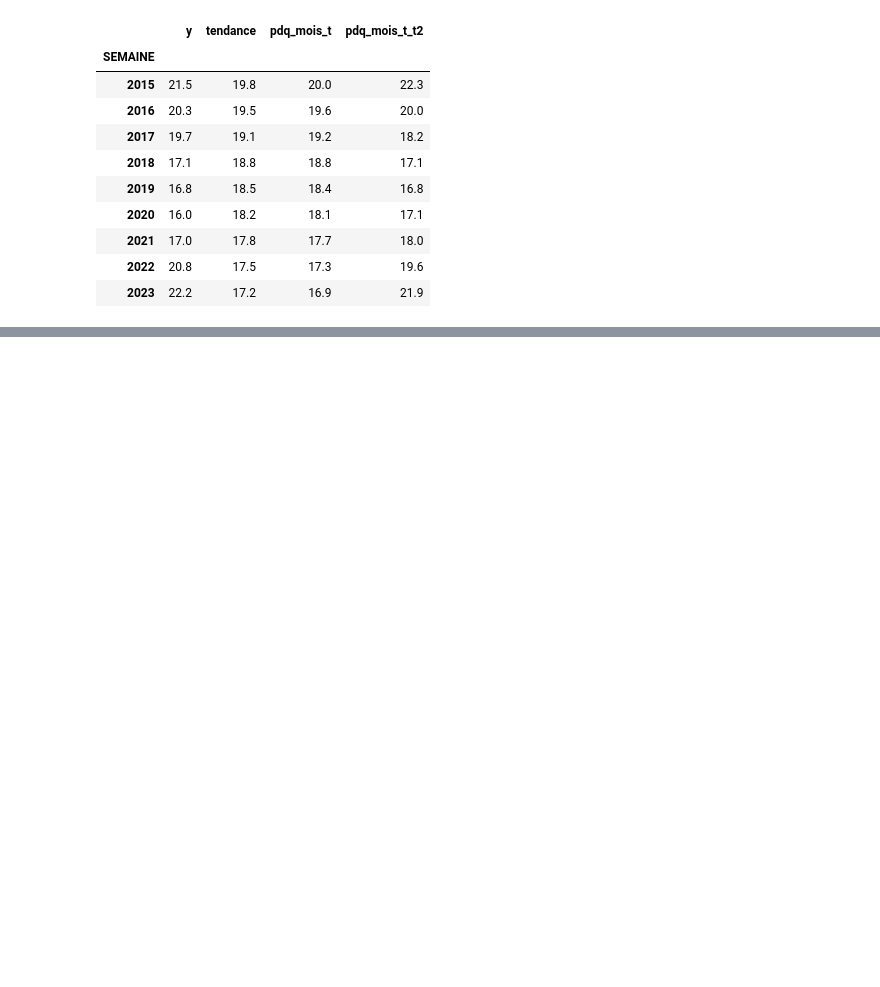
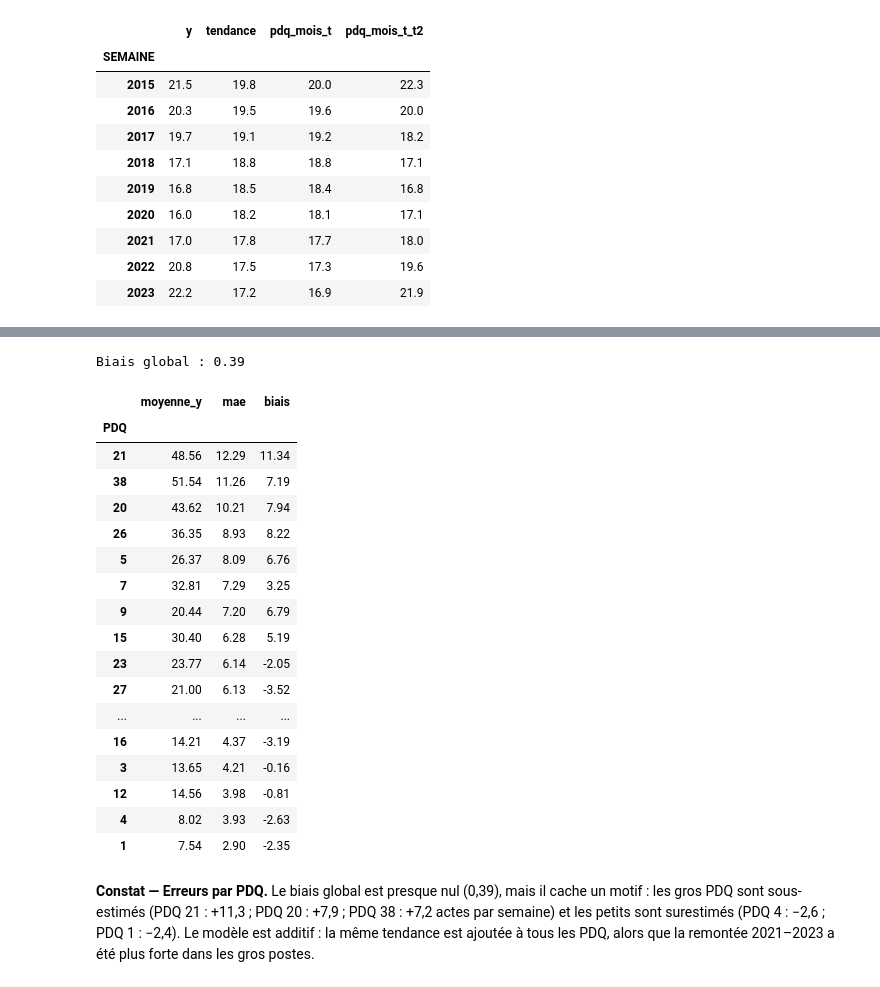
Before and after one commit to mirecloud/criminal-work, a Jupyter notebook: notebooks/01_regression_lineaire.ipynb, the cells around one changed output, grey strips where cells are left out. Drawn from its saved outputs; the diff is of its cells as text; code cells hidden in the pictures; blank space fills up the shorter version.

Commit message:
Notebook 01 : Ridge, choix du modèle, erreurs par PDQ, sauvegarde

```diff
--- a/notebooks/01_regression_lineaire.ipynb
+++ b/notebooks/01_regression_lineaire.ipynb
@@ -213,0 +255,9 @@ par_annee.round(1)
+# %%
+tableau = pd.DataFrame(resultats).set_index("modele")
+choix = tableau["mae_validation"].idxmin()
+reference = tableau.loc["moyenne", "mae_validation"]
+gain = reference - tableau.loc[choix, "mae_validation"]
+
+print("Modèle retenu :", choix)
+print(f"MAE validation : {tableau.loc[choix, 'mae_validation']:.3f} (référence : {reference:.3f})")
+print(f"Gain : {gain:.2f} actes par PDQ-semaine, soit {gain / reference:.0%} d'erreur en moins")
@@ -213,0 +272,39 @@ par_annee.round(1)
+# %%
+m = modeles[choix]
+val = validation.copy()
+val["prediction"] = m.predict(val[list(m.feature_names_in_)])
+val["erreur"] = val["y"] - val["prediction"]
+
+par_pdq = val.groupby("PDQ").agg(
+    moyenne_y=("y", "mean"),
+    mae=("erreur", lambda e: e.abs().mean()),
+    biais=("erreur", "mean"),
+).sort_values("mae", ascending=False)
+
+print("Biais global :", round(val["erreur"].mean(), 2))
+par_pdq.round(2)
+# %% [output]
+Biais global : 0.39
+|  | moyenne_y | mae | biais |
+| PDQ |  |  |  |
+| 21 | 48.56 | 12.29 | 11.34 |
+| 38 | 51.54 | 11.26 | 7.19 |
+| 20 | 43.62 | 10.21 | 7.94 |
+| 26 | 36.35 | 8.93 | 8.22 |
+| 5 | 26.37 | 8.09 | 6.76 |
+| 7 | 32.81 | 7.29 | 3.25 |
+| 9 | 20.44 | 7.20 | 6.79 |
+| 15 | 30.40 | 6.28 | 5.19 |
+| 23 | 23.77 | 6.14 | -2.05 |
+| 27 | 21.00 | 6.13 | -3.52 |
+| ... | ... | ... | ... |
+| 16 | 14.21 | 4.37 | -3.19 |
+| 3 | 13.65 | 4.21 | -0.16 |
+| 12 | 14.56 | 3.98 | -0.81 |
+| 4 | 8.02 | 3.93 | -2.63 |
+| 1 | 7.54 | 2.90 | -2.35 |
+# %% [markdown]
+**Constat — Erreurs par PDQ.** Le biais global est presque nul (0,39), mais il cache un motif :
+les gros PDQ sont sous-estimés (PDQ 21 : +11,3 ; PDQ 20 : +7,9 ; PDQ 38 : +7,2 actes par semaine)
+et les petits sont surestimés (PDQ 4 : −2,6 ; PDQ 1 : −2,4).
+Le modèle est additif : la même tendance est ajoutée à tous les PDQ, alors que la remontée 2021–2023 a été plus forte dans les gros postes.
```
Also changed, not shown: parts of 9 cells of this notebook.
